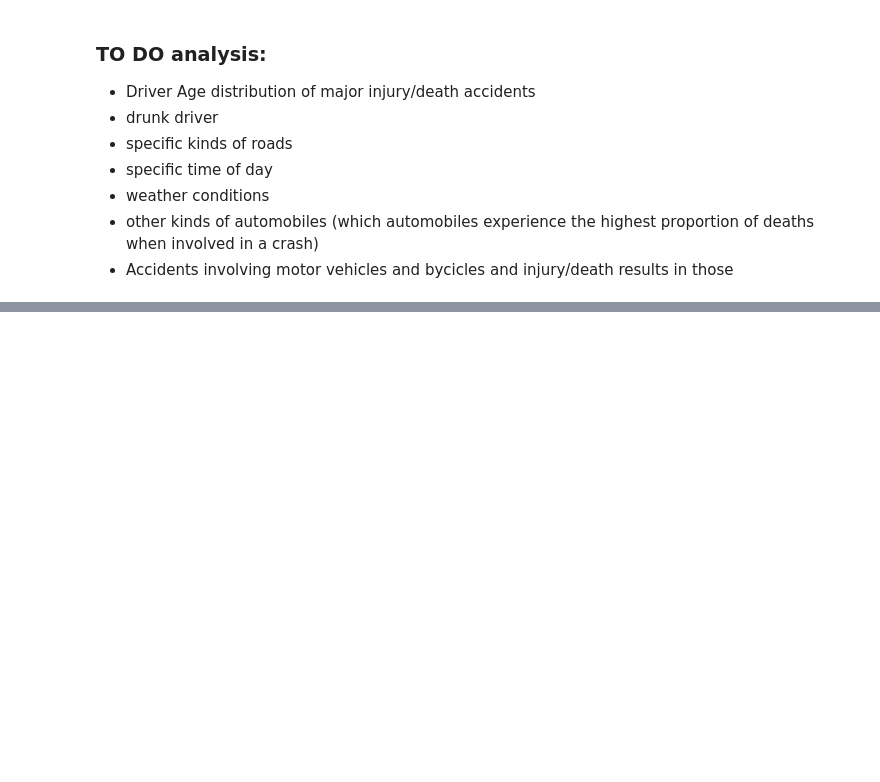
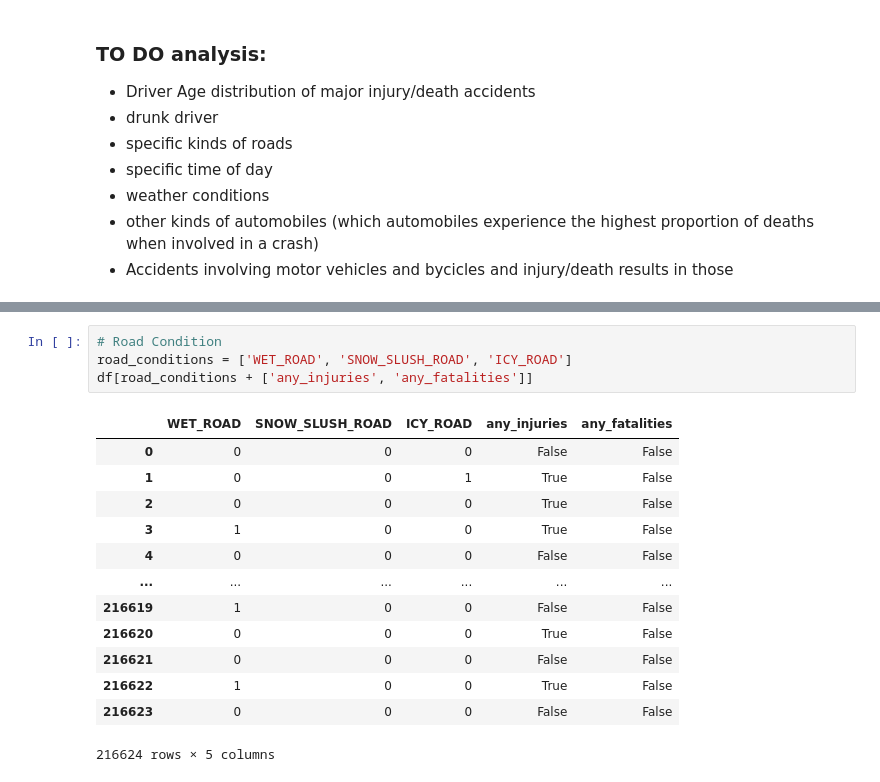
Before and after one commit to abhilashbiswas/road_accident_analysis, a Jupyter notebook: EDA/initial_eda.ipynb, the cells around one changed output, grey strips where cells are left out. Cells and saved outputs as stored; diff of their text form; blank space fills up the shorter version.

```diff
--- a/EDA/initial_eda.ipynb
+++ b/EDA/initial_eda.ipynb
@@ -316,0 +337,18 @@ plt.show()
+# %%
+# Road Condition
+road_conditions = ['WET_ROAD', 'SNOW_SLUSH_ROAD', 'ICY_ROAD']
+df[road_conditions + ['any_injuries', 'any_fatalities']]
+# %% [output]
+|  | WET_ROAD | SNOW_SLUSH_ROAD | ICY_ROAD | any_injuries | any_fatalities |
+| 0 | 0 | 0 | 0 | False | False |
+| 1 | 0 | 0 | 1 | True | False |
+| 2 | 0 | 0 | 0 | True | False |
+| 3 | 1 | 0 | 0 | True | False |
+| 4 | 0 | 0 | 0 | False | False |
+| ... | ... | ... | ... | ... | ... |
+| 216619 | 1 | 0 | 0 | False | False |
+| 216620 | 0 | 0 | 0 | True | False |
+| 216621 | 0 | 0 | 0 | False | False |
+| 216622 | 1 | 0 | 0 | True | False |
+| 216623 | 0 | 0 | 0 | False | False |
+216624 rows × 5 columns
```
Also changed, not shown: parts of 10 cells of this notebook.
